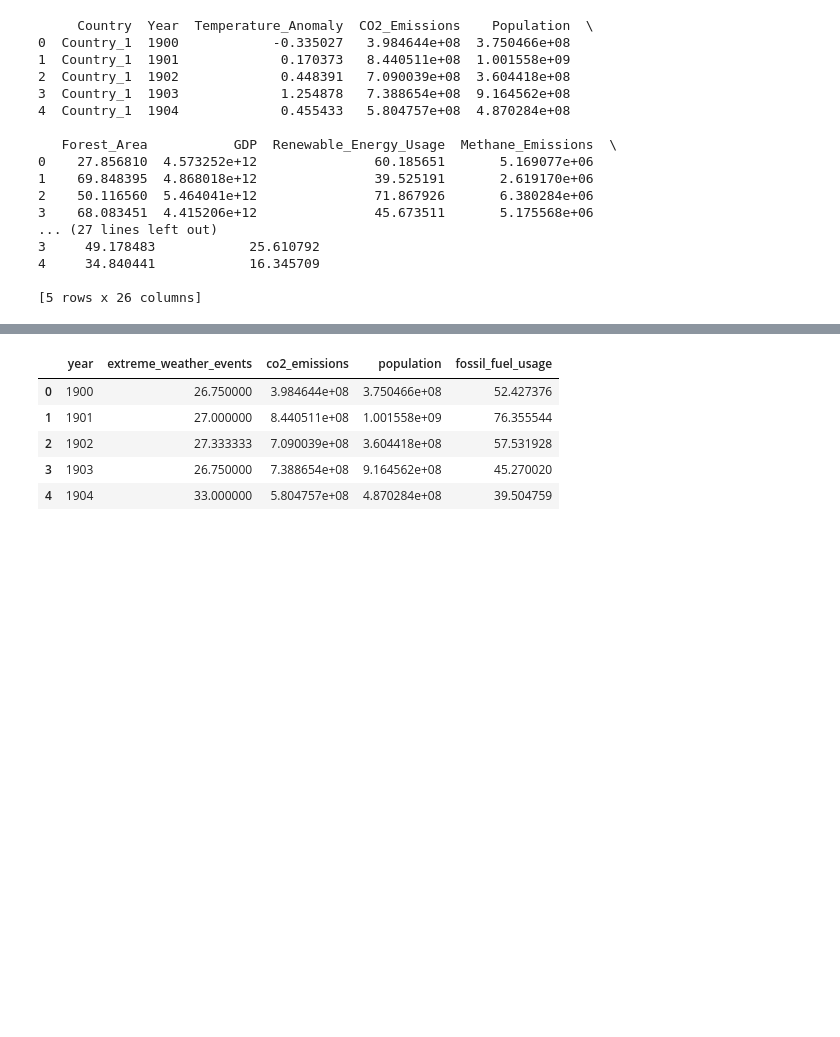
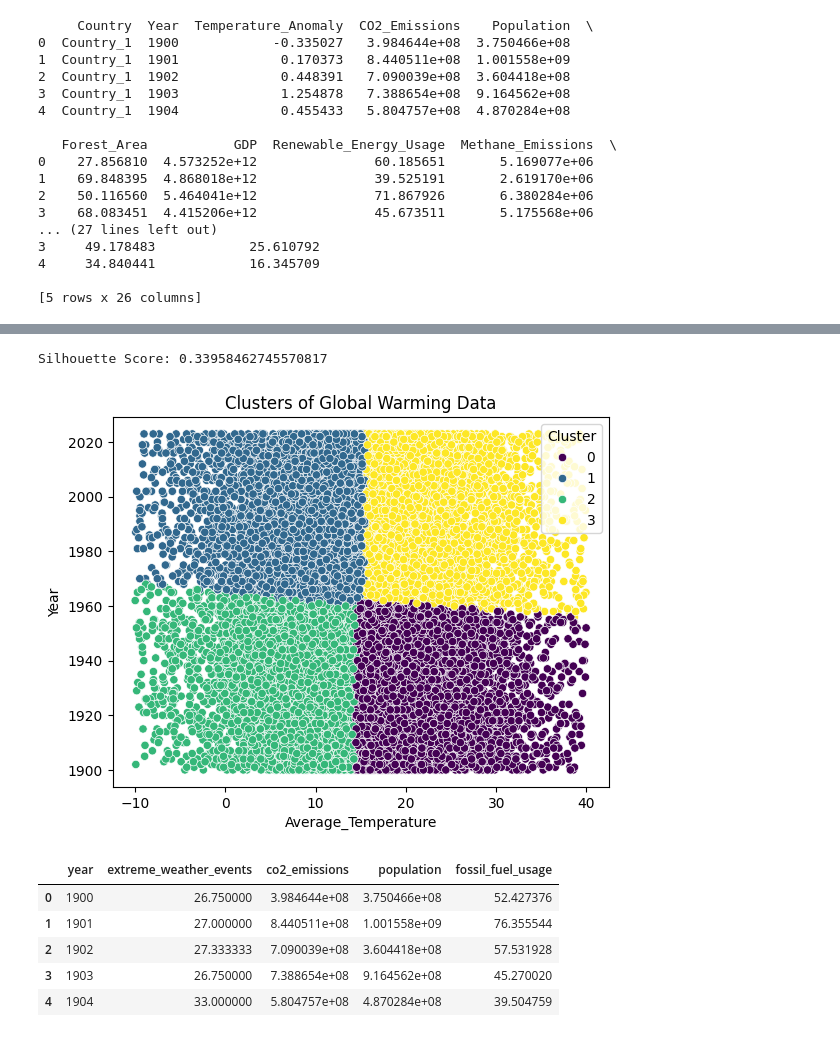
Before and after one commit to CaptDon71/project_4_machine_learning, a Jupyter notebook: data_preprocessing_DON.ipynb, the cells around one changed output, grey strips where cells are left out. Cells and saved outputs as stored; diff of their text form; code cells hidden in the pictures; blank space fills up the shorter version.

```diff
--- a/data_preprocessing_DON.ipynb
+++ b/data_preprocessing_DON.ipynb
@@ -38,3 +63,25 @@ print(gw_df.head())
+# %%
+# Based on the elbow plot, choose the optimal number of clusters (e.g., 4)
+optimal_k = 4 # Replace with your chosen k
+
+# Fit K-means with the optimal number of clusters
+kmeans = KMeans(n_clusters=optimal_k, init='k-means++', random_state=42)
+gw_df['Cluster'] = kmeans.fit_predict(X_scaled)
+
+# Evaluate the KMeans model
+silhouette_avg = silhouette_score(X_scaled, gw_df['Cluster'])
+print(f"Silhouette Score: {silhouette_avg}")
+
+# A Silhouette Score of 0.33958 indicates that the k-means clustering model is performing moderately, but there's definitely room for improvement.
+# Visualize the clusters
+sns.scatterplot(x='Average_Temperature', y='Year', hue='Cluster', data=gw_df, palette='viridis') # Changed to existing column names
+plt.title('Clusters of Global Warming Data')
+plt.xlabel('Average_Temperature') # Changed to existing column name
+plt.ylabel('Year') # Changed to existing column name
+plt.show()
+# %% [output]
+Silhouette Score: 0.33958462745570817
+[figure, added]
 # %%
 # Clean column names
 gw_df.columns = gw_df.columns.str.strip().str.lower()
```
Also changed, not shown: parts of 4 cells of this notebook.
